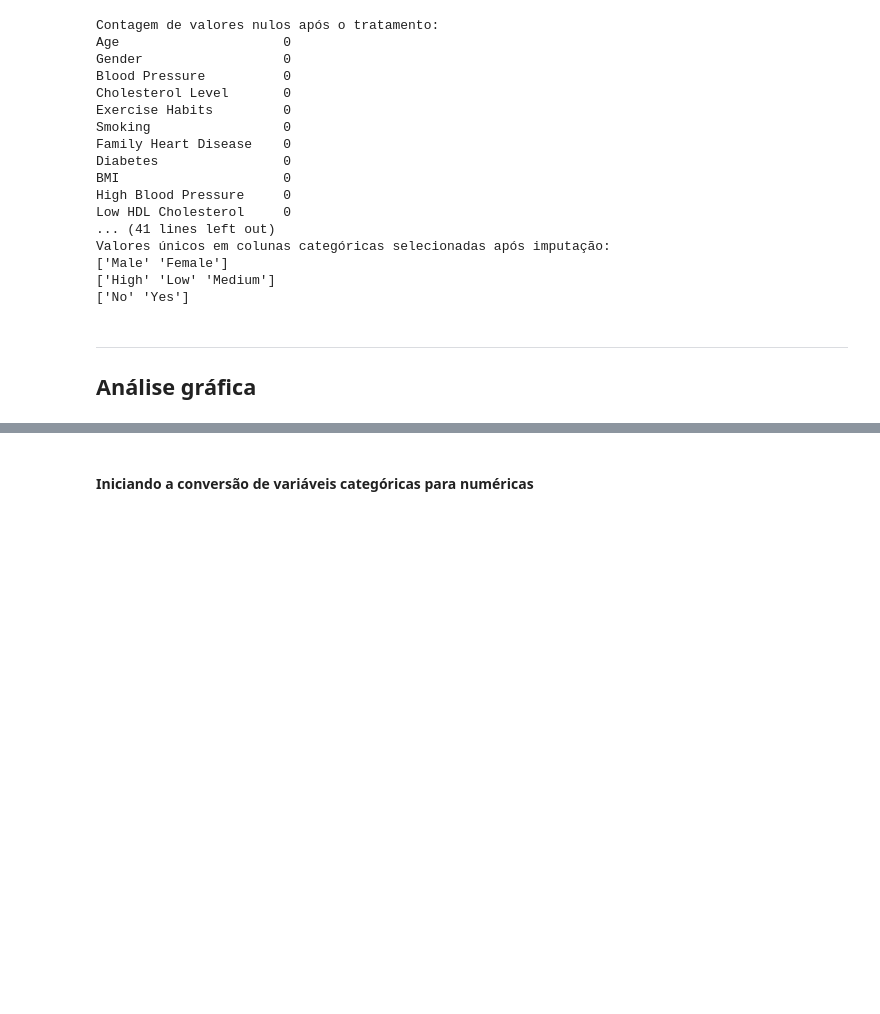
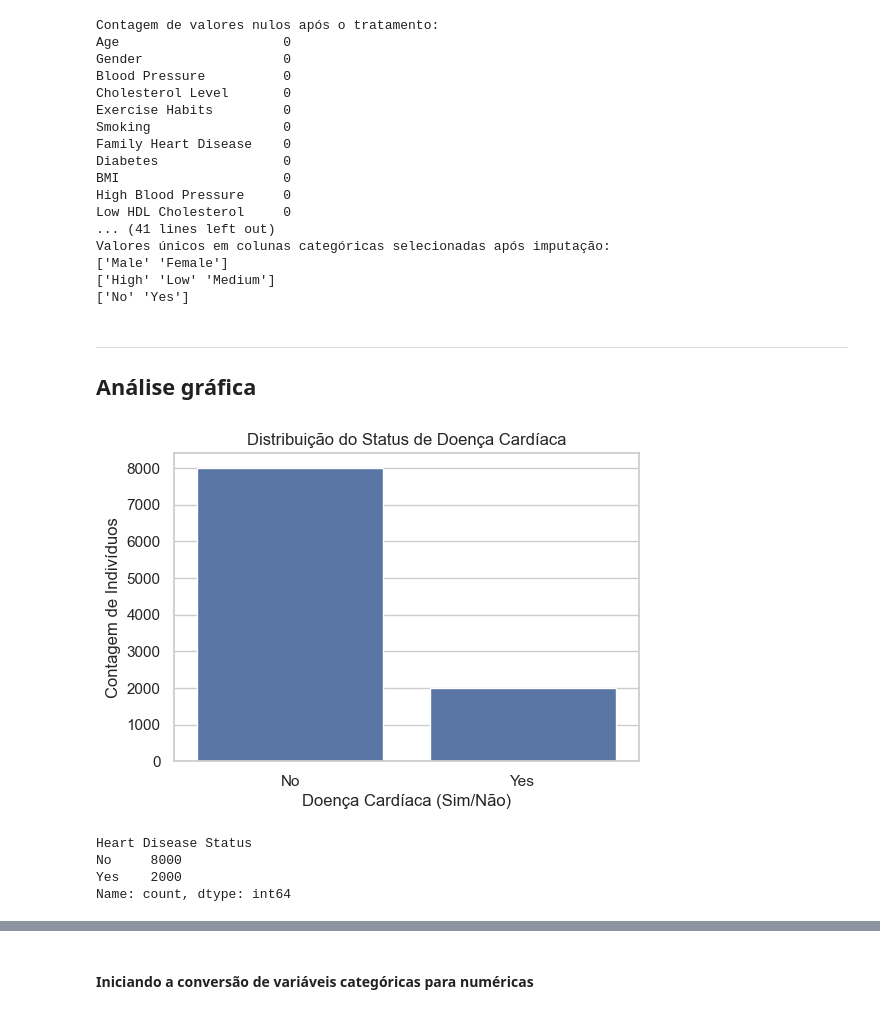
Before and after one commit to antrafa/fiap-tech-challenge-6IADT, a Jupyter notebook: src/notebooks/tech_challenge_fase1.ipynb, the cells around one changed output, grey strips where cells are left out. Drawn from its saved outputs; the diff is of its cells as text; code cells hidden in the pictures; blank space fills up the shorter version.

```diff
--- a/src/notebooks/tech_challenge_fase1.ipynb
+++ b/src/notebooks/tech_challenge_fase1.ipynb
@@ -364,3 +367,18 @@ Valores únicos em colunas categóricas selecionadas após imputação:
 ---
 
 ## Análise gráfica
+# %%
+# --- 1. Gráfico da Variável Alvo ---
+plt.figure(figsize=(6, 4))
+sns.countplot(x='Heart Disease Status', data=base)
+plt.title('Distribuição do Status de Doença Cardíaca')
+plt.xlabel('Doença Cardíaca (Sim/Não)')
+plt.ylabel('Contagem de Indivíduos')
+plt.show()
+print(base['Heart Disease Status'].value_counts())
+# %% [output]
+[figure, added]
+Heart Disease Status
+No     8000
+Yes    2000
+Name: count, dtype: int64
```
Also changed, not shown: parts of 7 cells of this notebook, 4 other files.
